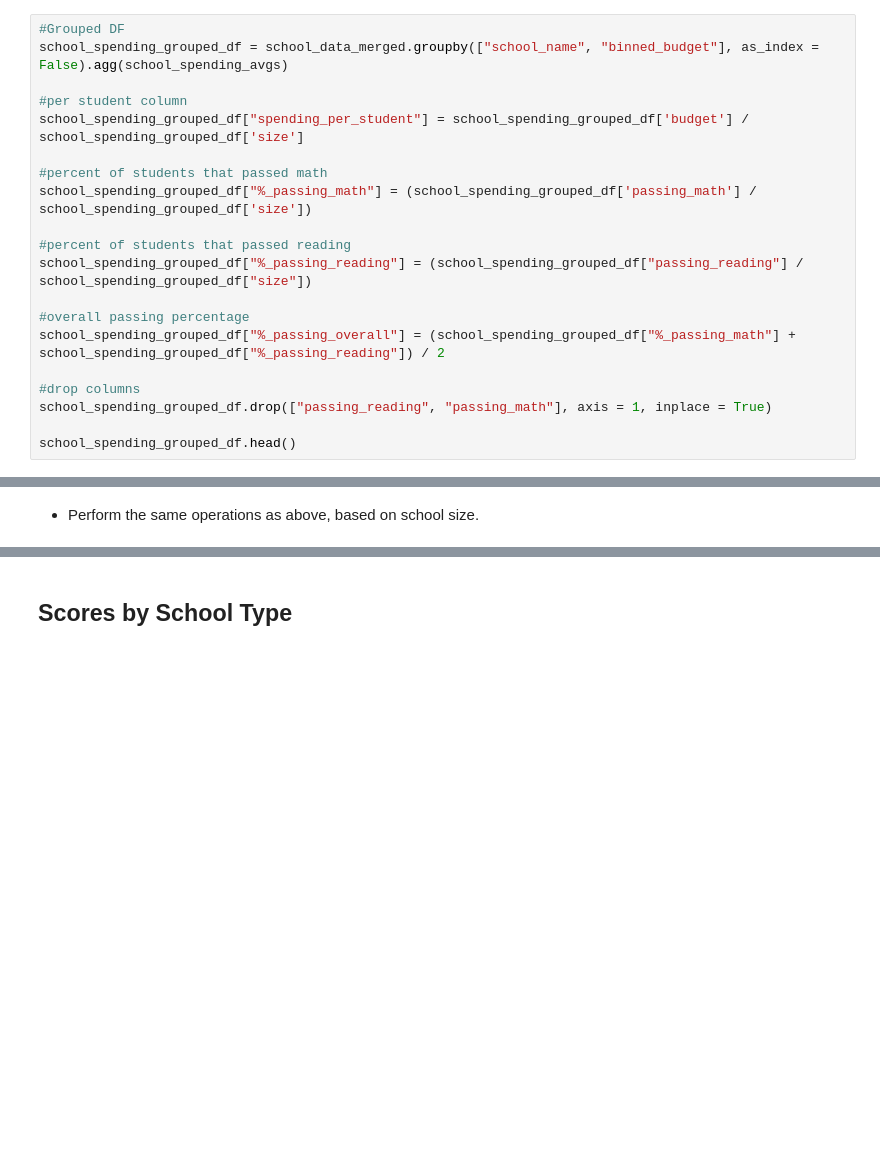
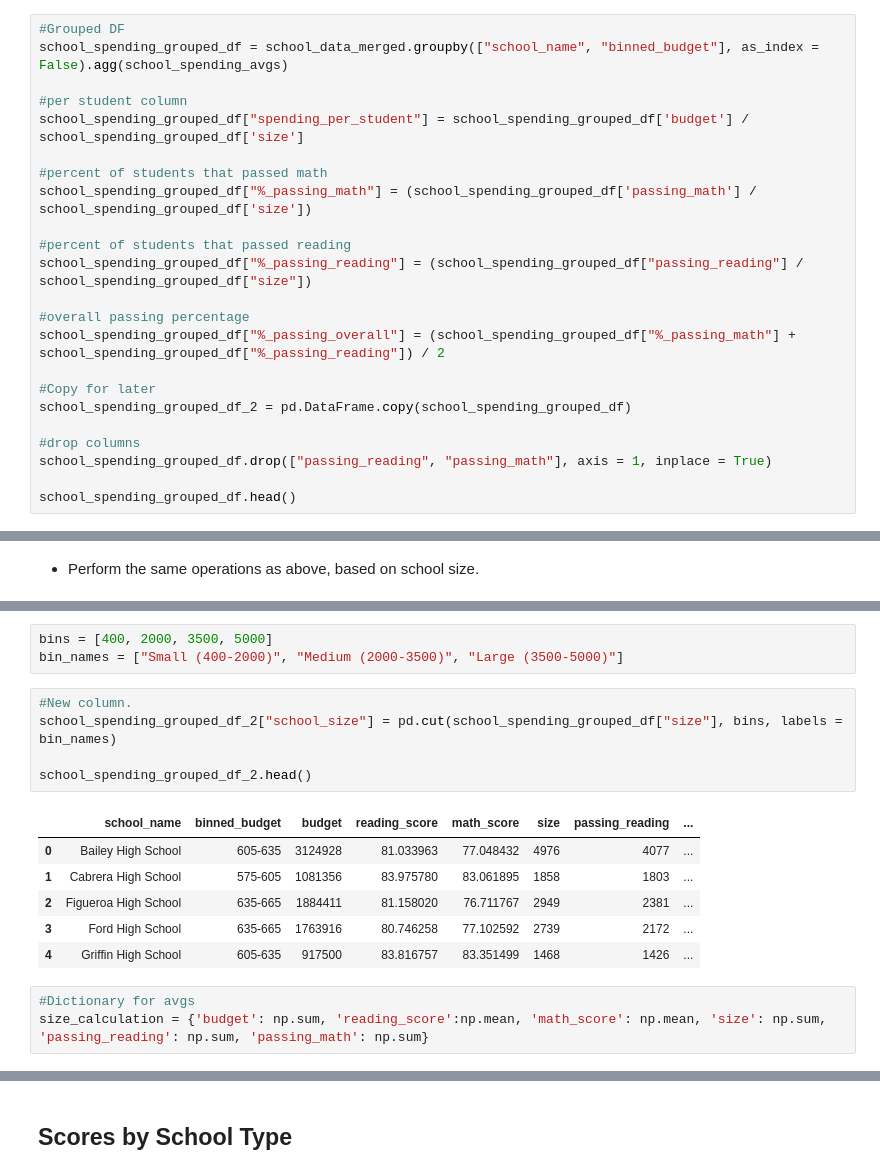
Before and after one commit to timhulak/academy_of_py, a Jupyter notebook: PyCitySchool.ipynb, the cells around one changed output, grey strips where cells are left out. Saved outputs shown, nothing was run; the diff lists cells and outputs as text; blank space fills up the shorter version.

Commit message:
Working on Scores by School Type (Last Section)

```diff
--- a/PyCitySchool.ipynb
+++ b/PyCitySchool.ipynb
@@ -437,6 +437,9 @@ school_spending_grouped_df["%_passing_reading"] = (school_spending_grouped_df["p
 #overall passing percentage
 school_spending_grouped_df["%_passing_overall"] = (school_spending_grouped_df["%_passing_math"] + school_spending_grouped_df["%_passing_reading"]) / 2
 
+#Copy for later
+school_spending_grouped_df_2 = pd.DataFrame.copy(school_spending_grouped_df)
+
 #drop columns
 school_spending_grouped_df.drop(["passing_reading", "passing_math"], axis = 1, inplace = True)
 
@@ -510,0 +516,18 @@ group_names = ["Small (<1000)", "Medium (1000-2000)", "Large (2000-5000)"]
+# %%
+bins = [400, 2000, 3500, 5000]
+bin_names = ["Small (400-2000)", "Medium (2000-3500)", "Large (3500-5000)"]
+# %%
+#New column.
+school_spending_grouped_df_2["school_size"] = pd.cut(school_spending_grouped_df["size"], bins, labels = bin_names)
+
+school_spending_grouped_df_2.head()
+# %% [output]
+|  | school_name | binned_budget | budget | reading_score | math_score | size | passing_reading | ... |
+| 0 | Bailey High School | 605-635 | 3124928 | 81.033963 | 77.048432 | 4976 | 4077 | ... |
+| 1 | Cabrera High School | 575-605 | 1081356 | 83.975780 | 83.061895 | 1858 | 1803 | ... |
+| 2 | Figueroa High School | 635-665 | 1884411 | 81.158020 | 76.711767 | 2949 | 2381 | ... |
+| 3 | Ford High School | 635-665 | 1763916 | 80.746258 | 77.102592 | 2739 | 2172 | ... |
+| 4 | Griffin High School | 605-635 | 917500 | 83.816757 | 83.351499 | 1468 | 1426 | ... |
+# %%
+#Dictionary for avgs
+size_calculation = {'budget': np.sum, 'reading_score':np.mean, 'math_score': np.mean, 'size': np.sum, 'passing_reading': np.sum, 'passing_math': np.sum}
```
Also changed, not shown: parts of 5 cells of this notebook.
